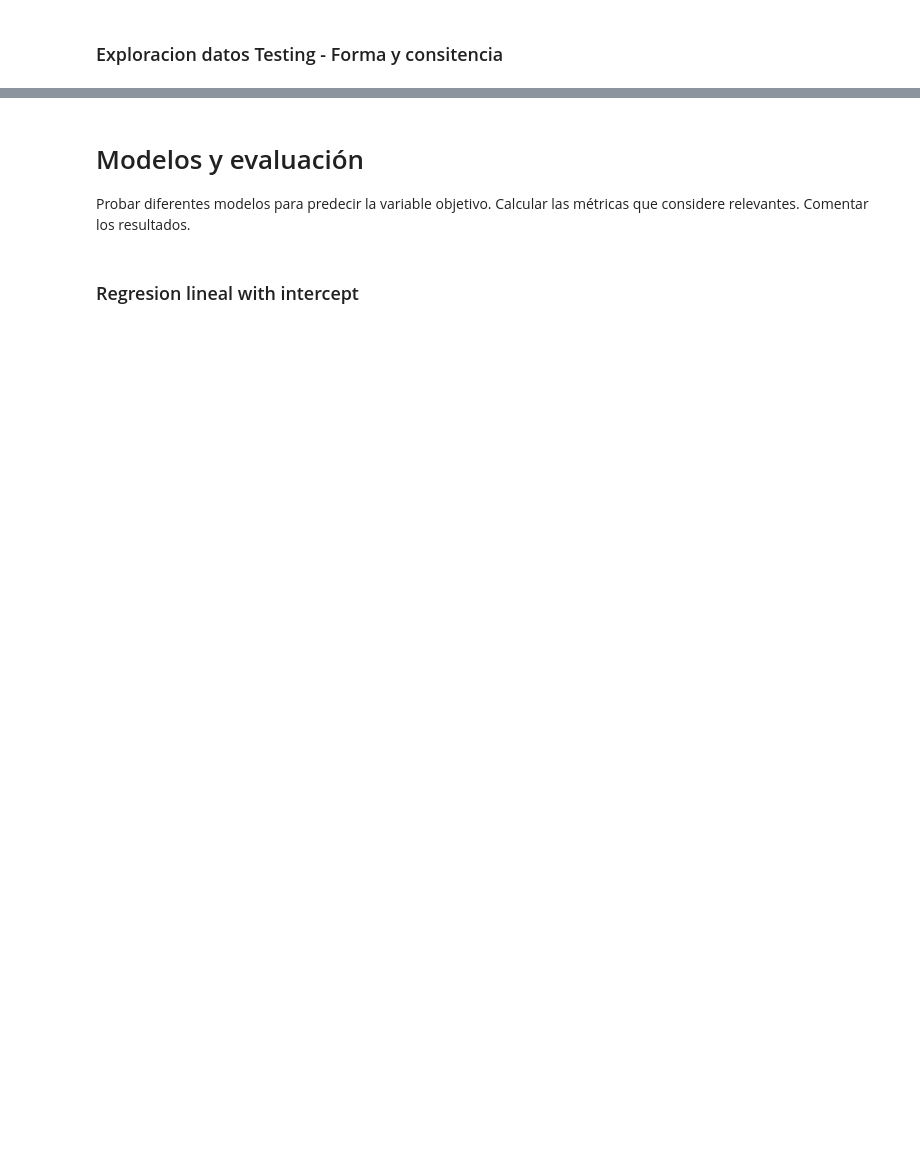
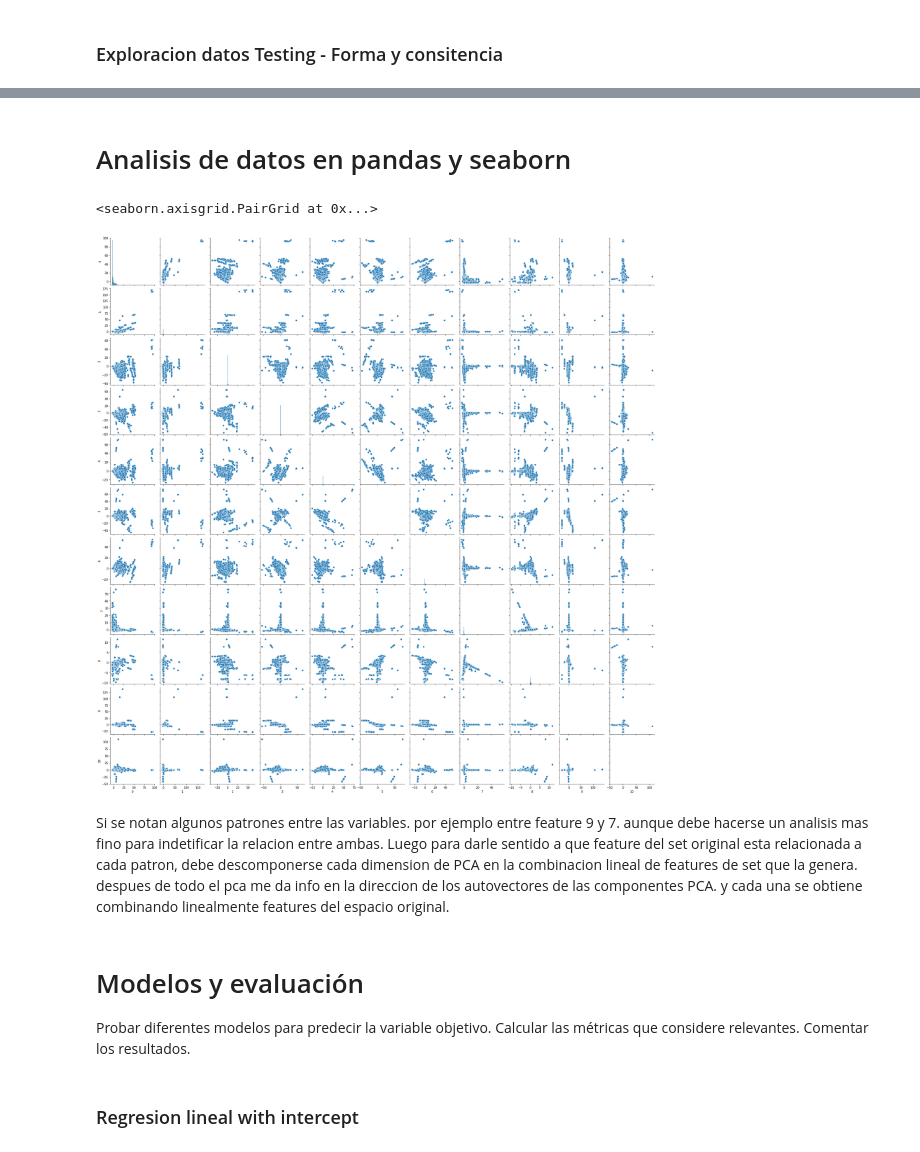
Before and after one commit to esgoty/Entregables-SPAZ-CEIA, a Jupyter notebook: INTRO-IA/TP 2/Trabajo practico 2.ipynb, the cells around one changed output, grey strips where cells are left out. Drawn from its saved outputs; the diff is of its cells as text; code cells hidden in the pictures; blank space fills up the shorter version.

```diff
--- a/INTRO-IA/TP 2/Trabajo practico 2.ipynb
+++ b/INTRO-IA/TP 2/Trabajo practico 2.ipynb
@@ -166,6 +156,17 @@ NameError: name 'PCA' is not defined
 #Sobre esas voy a entrenar el modelo.
 
 # hacer pearsons para sacar variables de train correlacionadas!
+# %% [markdown]
+# Analisis de datos en pandas y seaborn
+# %%
+df_x_var5_pca = pd.DataFrame(X_var5_pca)
+
+sns.pairplot(df_x_var5_pca)
+# %% [output]
+<seaborn.axisgrid.PairGrid at 0x...>
+[figure, added]
+# %% [markdown]
+Si se notan algunos patrones entre las variables. por ejemplo entre feature 9 y 7. aunque debe hacerse un analisis mas fino para indetificar la relacion entre ambas. Luego para darle sentido a que feature del set original esta relacionada a cada patron, debe descomponerse cada dimension de PCA en la combinacion lineal de features de set que la genera. despues de todo el pca me da info en la direccion de los autovectores de las componentes PCA. y cada una se obtiene combinando linealmente features del espacio original.
 # %% [markdown]
 # Modelos y evaluación
 Probar diferentes modelos para predecir la variable objetivo. Calcular las métricas que considere relevantes. Comentar los resultados.
```
Also changed, not shown: parts of 21 cells of this notebook.
